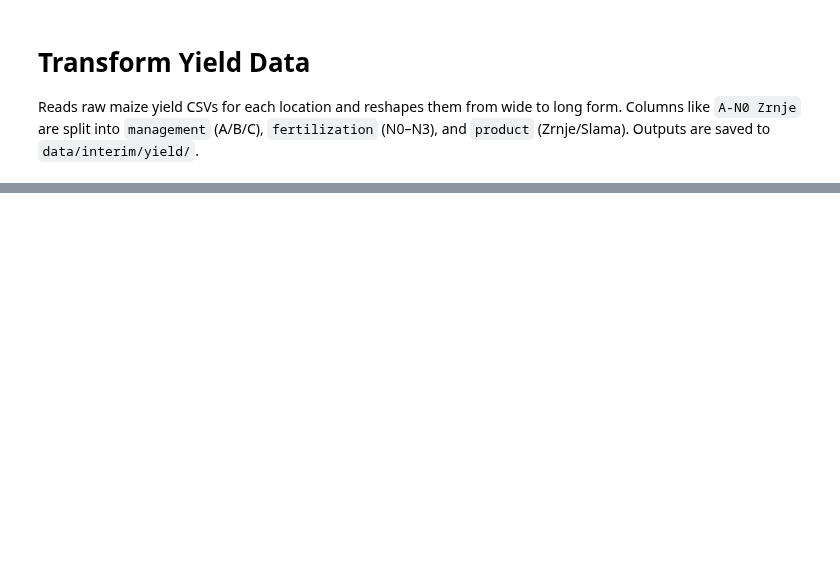
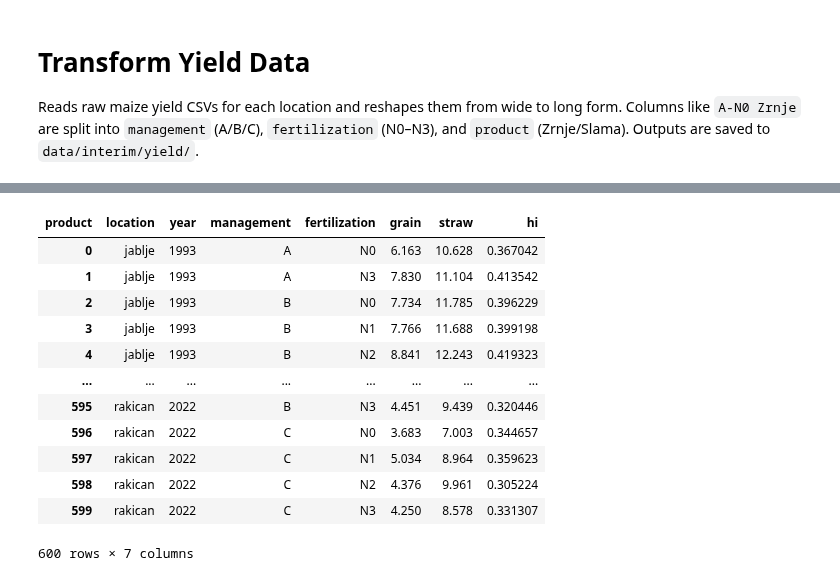
Before and after one commit to rokuk/aquacrop-slovenia, a Jupyter notebook: notebooks/Transform Yield Data.ipynb, the cells around one changed output, grey strips where cells are left out. Cells and saved outputs as stored; diff of their text form; code cells hidden in the pictures; blank space fills up the shorter version.

```diff
--- a/notebooks/Transform Yield Data.ipynb
+++ b/notebooks/Transform Yield Data.ipynb
@@ -56,0 +84,22 @@ long.head(20)
+# %%
+hi_df = (
+    yield_df
+    .pivot_table(index=["location", "year", "management", "fertilization"], columns="product", values="yield")
+    .reset_index()
+)
+hi_df.loc[:, "hi"] = hi_df["grain"] / (hi_df["grain"] + hi_df["straw"])
+hi_df
+# %% [output]
+| product | location | year | management | fertilization | grain | straw | hi |
+| 0 | jablje | 1993 | A | N0 | 6.163 | 10.628 | 0.367042 |
+| 1 | jablje | 1993 | A | N3 | 7.830 | 11.104 | 0.413542 |
+| 2 | jablje | 1993 | B | N0 | 7.734 | 11.785 | 0.396229 |
+| 3 | jablje | 1993 | B | N1 | 7.766 | 11.688 | 0.399198 |
+| 4 | jablje | 1993 | B | N2 | 8.841 | 12.243 | 0.419323 |
+| ... | ... | ... | ... | ... | ... | ... | ... |
+| 595 | rakican | 2022 | B | N3 | 4.451 | 9.439 | 0.320446 |
+| 596 | rakican | 2022 | C | N0 | 3.683 | 7.003 | 0.344657 |
+| 597 | rakican | 2022 | C | N1 | 5.034 | 8.964 | 0.359623 |
+| 598 | rakican | 2022 | C | N2 | 4.376 | 9.961 | 0.305224 |
+| 599 | rakican | 2022 | C | N3 | 4.250 | 8.578 | 0.331307 |
+600 rows × 7 columns
```
Also changed, not shown: parts of 9 cells of this notebook, 23 other files.
